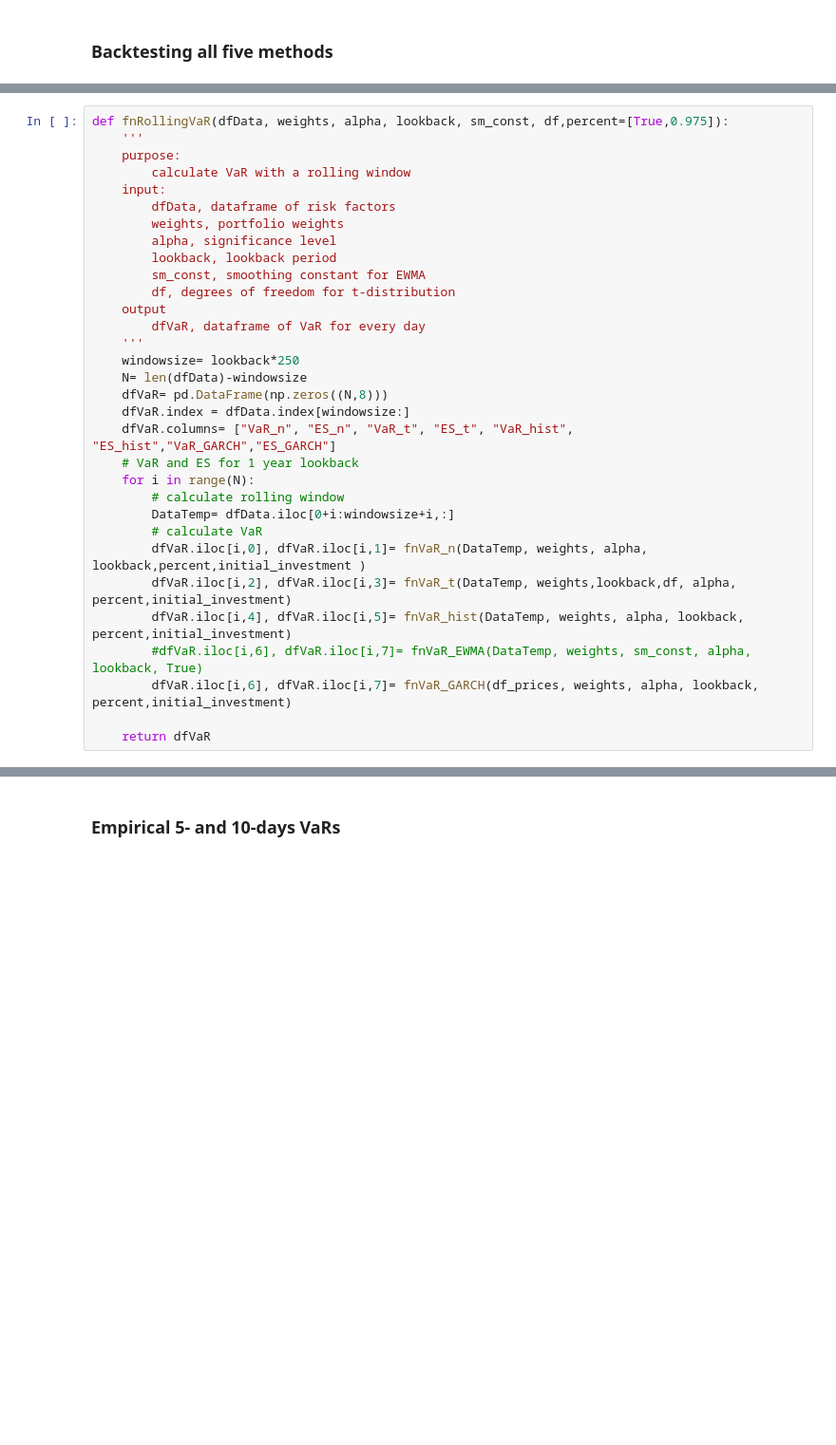
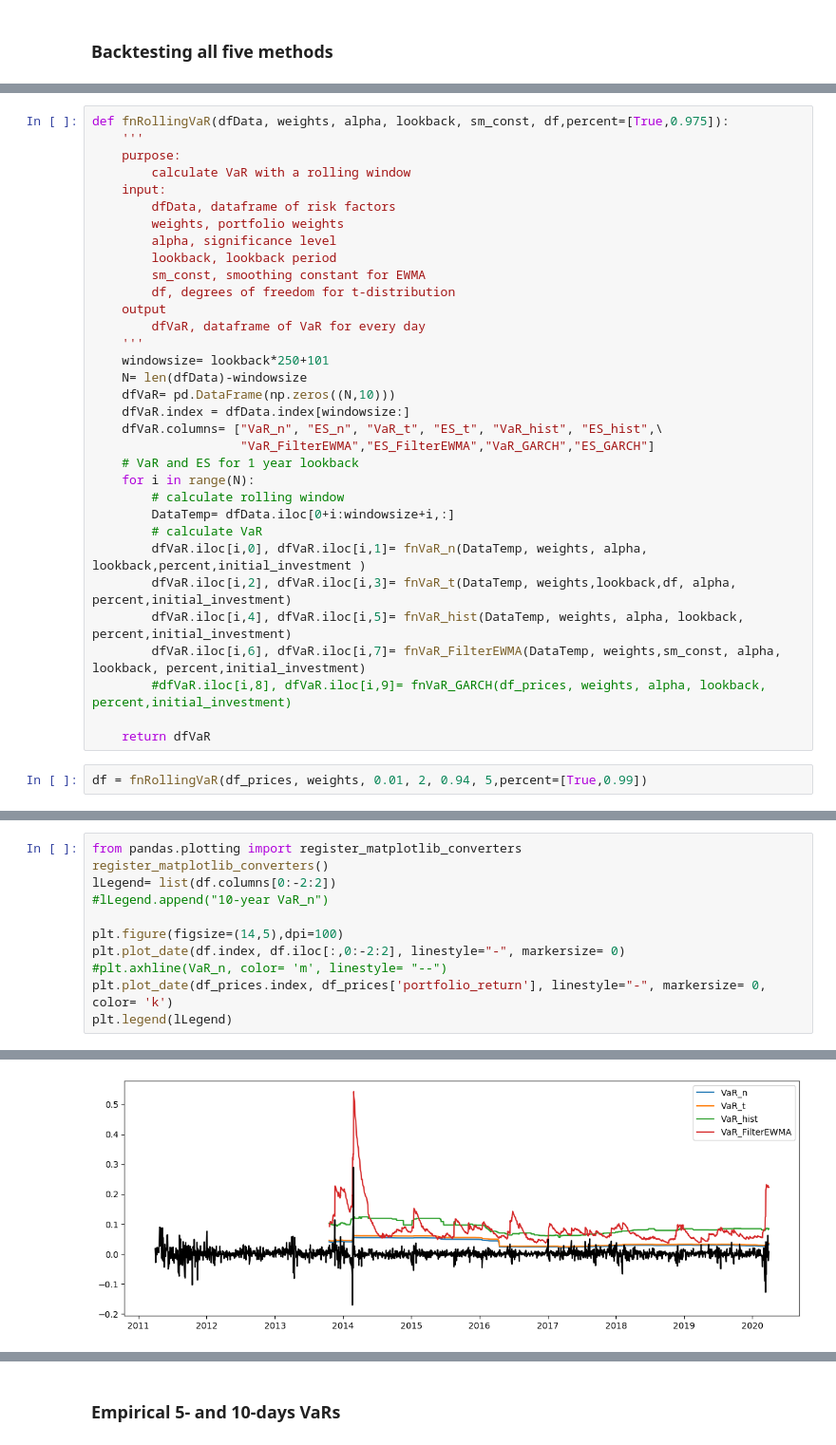
Before and after one commit to AnnaMariaAngelova/QRM2020, a Jupyter notebook: QRM_v02.ipynb, the cells around one changed output, grey strips where cells are left out. Shown at 95% size. Cells and saved outputs as stored; diff of their text form; blank space fills up the shorter version.

```diff
--- a/QRM_v02.ipynb
+++ b/QRM_v02.ipynb
@@ -1532,11 +1501,12 @@ def fnRollingVaR(dfData, weights, alpha, lookback, sm_const, df,percent=[True,0.
     output
         dfVaR, dataframe of VaR for every day
     '''
-    windowsize= lookback*250
+    windowsize= lookback*250+101
     N= len(dfData)-windowsize
-    dfVaR= pd.DataFrame(np.zeros((N,8)))
+    dfVaR= pd.DataFrame(np.zeros((N,10)))
     dfVaR.index = dfData.index[windowsize:]
-    dfVaR.columns= ["VaR_n", "ES_n", "VaR_t", "ES_t", "VaR_hist", "ES_hist","VaR_GARCH","ES_GARCH"]
+    dfVaR.columns= ["VaR_n", "ES_n", "VaR_t", "ES_t", "VaR_hist", "ES_hist",\
+                    "VaR_FilterEWMA","ES_FilterEWMA","VaR_GARCH","ES_GARCH"]
     # VaR and ES for 1 year lookback
     for i in range(N):
         # calculate rolling window
@@ -1545,7 +1515,9 @@ def fnRollingVaR(dfData, weights, alpha, lookback, sm_const, df,percent=[True,0.
         dfVaR.iloc[i,0], dfVaR.iloc[i,1]= fnVaR_n(DataTemp, weights, alpha, lookback,percent,initial_investment )
         dfVaR.iloc[i,2], dfVaR.iloc[i,3]= fnVaR_t(DataTemp, weights,lookback,df, alpha, percent,initial_investment)
         dfVaR.iloc[i,4], dfVaR.iloc[i,5]= fnVaR_hist(DataTemp, weights, alpha, lookback, percent,initial_investment)
-        #dfVaR.iloc[i,6], dfVaR.iloc[i,7]= fnVaR_EWMA(DataTemp, weights, sm_const, alpha, lookback, True)
-        dfVaR.iloc[i,6], dfVaR.iloc[i,7]= fnVaR_GARCH(df_prices, weights, alpha, lookback, percent,initial_investment)
+        dfVaR.iloc[i,6], dfVaR.iloc[i,7]= fnVaR_FilterEWMA(DataTemp, weights,sm_const, alpha, lookback, percent,initial_investment)
+        #dfVaR.iloc[i,8], dfVaR.iloc[i,9]= fnVaR_GARCH(df_prices, weights, alpha, lookback, percent,initial_investment)
 
     return dfVaR
+# %%
+df = fnRollingVaR(df_prices, weights, 0.01, 2, 0.94, 5,percent=[True,0.99])
@@ -1551,0 +1591,12 @@ def fnRollingVaR(dfData, weights, alpha, lookback, sm_const, df,percent=[True,0.
+# %%
+from pandas.plotting import register_matplotlib_converters
+register_matplotlib_converters()
+lLegend= list(df.columns[0:-2:2])
+#lLegend.append("10-year VaR_n")
+
+plt.figure(figsize=(14,5),dpi=100)
+plt.plot_date(df.index, df.iloc[:,0:-2:2], linestyle="-", markersize= 0)
+#plt.axhline(VaR_n, color= 'm', linestyle= "--")
+plt.plot_date(df_prices.index, df_prices['portfolio_return'], linestyle="-", markersize= 0, color= 'k')
+plt.legend(lLegend)
+# %% [output]
@@ -1551,0 +1604 @@ def fnRollingVaR(dfData, weights, alpha, lookback, sm_const, df,percent=[True,0.
+[figure, added]
```
Also changed, not shown: parts of 33 cells of this notebook.
